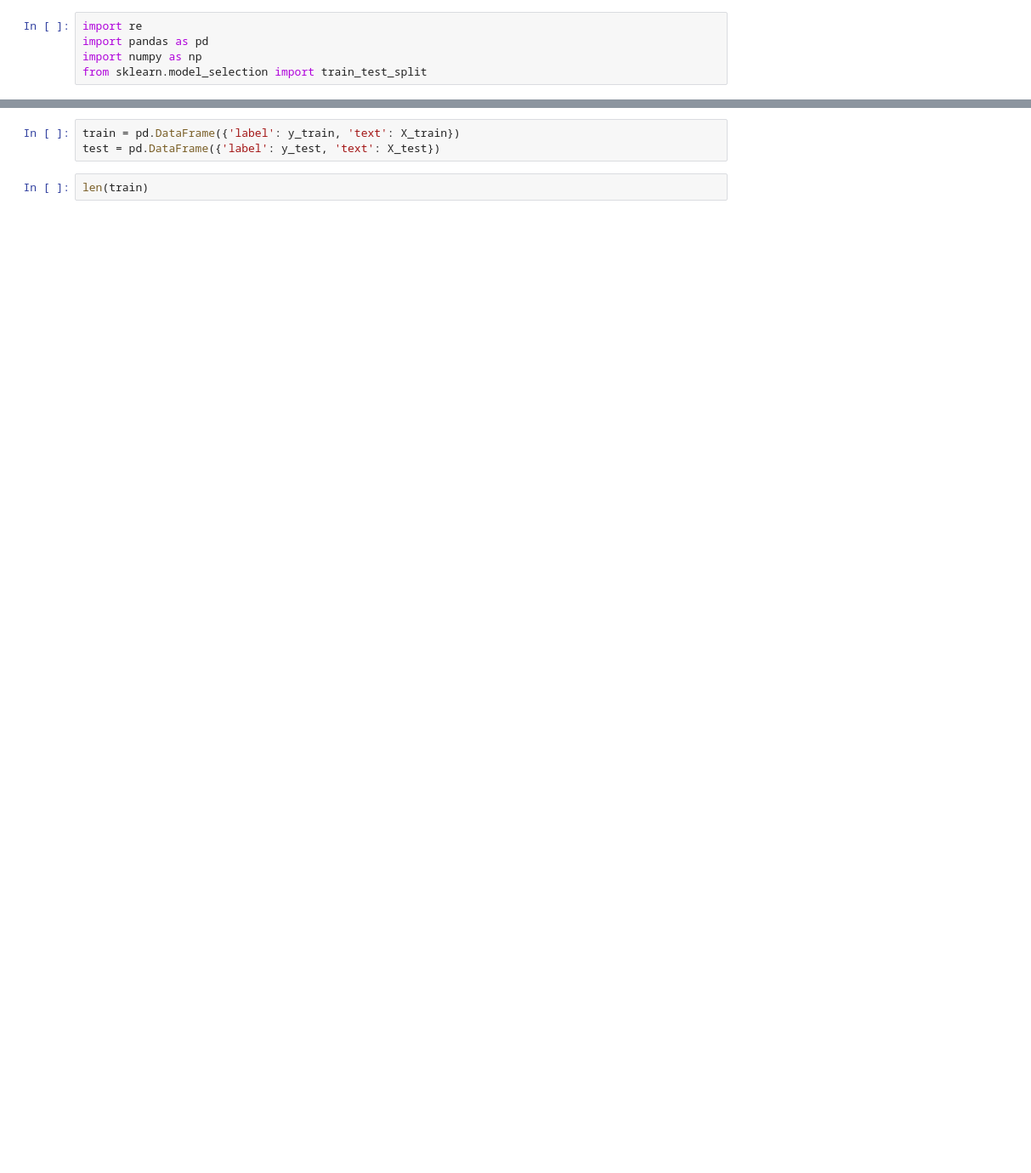
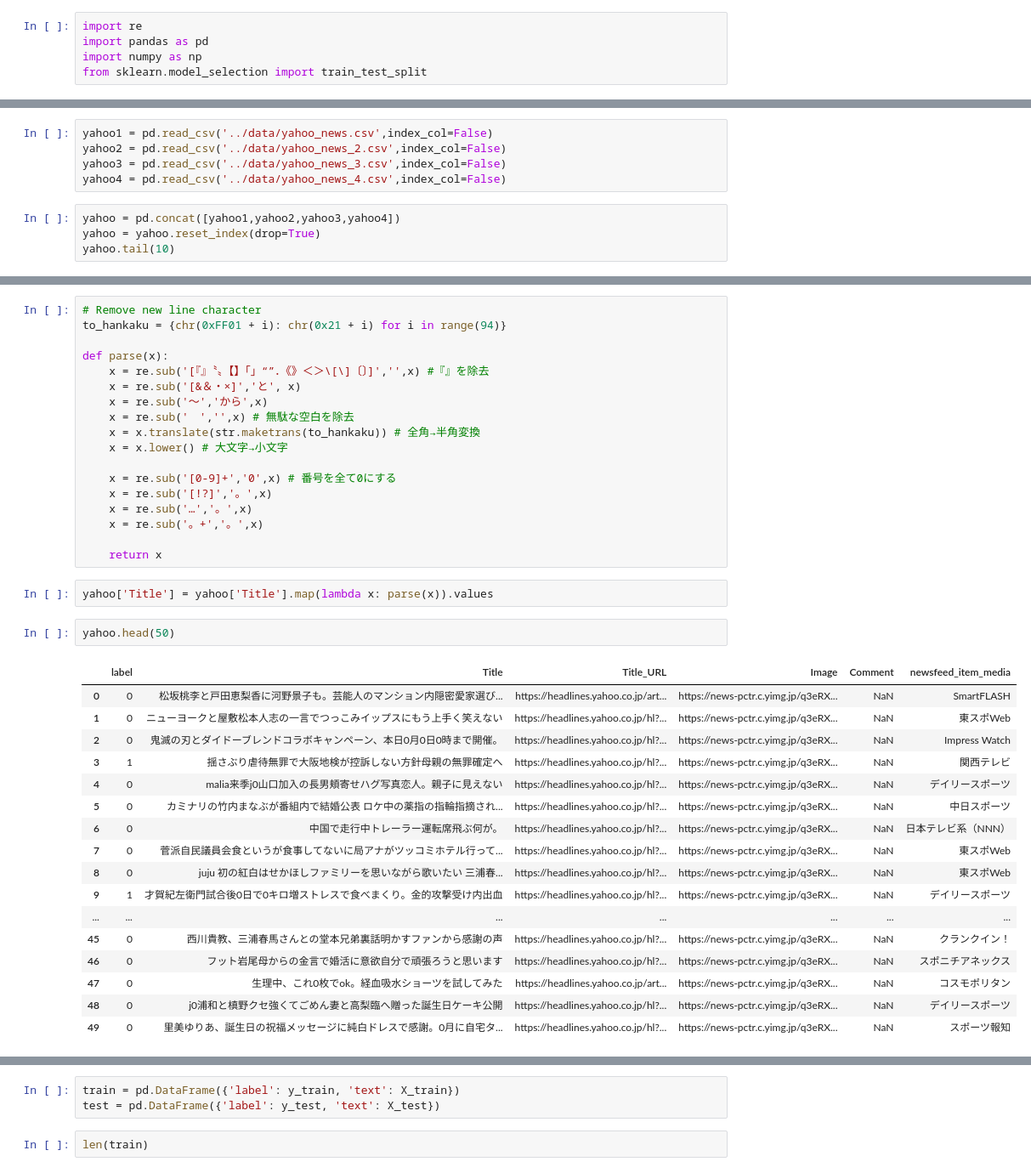
Before and after one commit to ShozenD/DADText2020, a Jupyter notebook: notebooks/preprocess.ipynb, the cells around one changed output, grey strips where cells are left out. Shown at 85% size. Saved outputs shown, nothing was run; the diff lists cells and outputs as text; blank space fills up the shorter version.

Commit message:
add data

```diff
--- a/notebooks/preprocess.ipynb
+++ b/notebooks/preprocess.ipynb
@@ -75,0 +6,9 @@ data = pd.concat([wiki, uncy])
+# %%
+yahoo1 = pd.read_csv('../data/yahoo_news.csv',index_col=False)
+yahoo2 = pd.read_csv('../data/yahoo_news_2.csv',index_col=False)
+yahoo3 = pd.read_csv('../data/yahoo_news_3.csv',index_col=False)
+yahoo4 = pd.read_csv('../data/yahoo_news_4.csv',index_col=False)
+# %%
+yahoo = pd.concat([yahoo1,yahoo2,yahoo3,yahoo4])
+yahoo = yahoo.reset_index(drop=True)
+yahoo.tail(10)
@@ -75,0 +27,40 @@ data = pd.concat([wiki, uncy])
+# %%
+# Remove new line character
+to_hankaku = {chr(0xFF01 + i): chr(0x21 + i) for i in range(94)}
+
+def parse(x):
+    x = re.sub('[『』〝〟【】「」“”．《》＜＞\[\]〔〕]','',x) #『』を除去
+    x = re.sub('[&＆・×]','と', x)
+    x = re.sub('〜','から',x)
+    x = re.sub('　','',x) # 無駄な空白を除去
+    x = x.translate(str.maketrans(to_hankaku)) # 全角→半角変換
+    x = x.lower() # 大文字→小文字
+
+    x = re.sub('[0-9]+','0',x) # 番号を全て0にする
+    x = re.sub('[!?]','。',x)
+    x = re.sub('…','。',x)
+    x = re.sub('。+','。',x)
+
+    return x
+# %%
+yahoo['Title'] = yahoo['Title'].map(lambda x: parse(x)).values
+# %%
+yahoo.head(50)
+# %% [output]
+|  | label | Title | Title_URL | Image | Comment | newsfeed_item_media |
+| 0 | 0 | 松坂桃李と戸田恵梨香に河野景子も。芸能人のマンション内隠密愛家選び... | https://headlines.yahoo.co.jp/art... | https://news-pctr.c.yimg.jp/q3eRX... | NaN | SmartFLASH |
+| 1 | 0 | ニューヨークと屋敷松本人志の一言でつっこみイップスにもう上手く笑えない | https://headlines.yahoo.co.jp/hl?... | https://news-pctr.c.yimg.jp/q3eRX... | NaN | 東スポWeb |
+| 2 | 0 | 鬼滅の刃とダイドーブレンドコラボキャンペーン、本日0月0日0時まで開催。 | https://headlines.yahoo.co.jp/hl?... | https://news-pctr.c.yimg.jp/q3eRX... | NaN | Impress Watch |
+| 3 | 1 | 揺さぶり虐待無罪で大阪地検が控訴しない方針母親の無罪確定へ | https://headlines.yahoo.co.jp/hl?... | https://news-pctr.c.yimg.jp/q3eRX... | NaN | 関西テレビ |
+| 4 | 0 | malia来季j0山口加入の長男頬寄せハグ写真恋人。親子に見えない | https://headlines.yahoo.co.jp/hl?... | https://news-pctr.c.yimg.jp/q3eRX... | NaN | デイリースポーツ |
+| 5 | 0 | カミナリの竹内まなぶが番組内で結婚公表 ロケ中の薬指の指輪指摘され... | https://headlines.yahoo.co.jp/hl?... | https://news-pctr.c.yimg.jp/q3eRX... | NaN | 中日スポーツ |
+| 6 | 0 | 中国で走行中トレーラー運転席飛ぶ何が。 | https://headlines.yahoo.co.jp/hl?... | https://news-pctr.c.yimg.jp/q3eRX... | NaN | 日本テレビ系（NNN） |
+| 7 | 0 | 菅派自民議員会食というが食事してないに局アナがツッコミホテル行って... | https://headlines.yahoo.co.jp/hl?... | https://news-pctr.c.yimg.jp/q3eRX... | NaN | 東スポWeb |
+| 8 | 0 | juju 初の紅白はせかほしファミリーを思いながら歌いたい 三浦春... | https://headlines.yahoo.co.jp/hl?... | https://news-pctr.c.yimg.jp/q3eRX... | NaN | 東スポWeb |
+| 9 | 1 | 才賀紀左衛門試合後0日で0キロ増ストレスで食べまくり。金的攻撃受け内出血 | https://headlines.yahoo.co.jp/hl?... | https://news-pctr.c.yimg.jp/q3eRX... | NaN | デイリースポーツ |
+| ... | ... | ... | ... | ... | ... | ... |
+| 45 | 0 | 西川貴教、三浦春馬さんとの堂本兄弟裏話明かすファンから感謝の声 | https://headlines.yahoo.co.jp/hl?... | https://news-pctr.c.yimg.jp/q3eRX... | NaN | クランクイン！ |
+| 46 | 0 | フット岩尾母からの金言で婚活に意欲自分で頑張ろうと思います | https://headlines.yahoo.co.jp/hl?... | https://news-pctr.c.yimg.jp/q3eRX... | NaN | スポニチアネックス |
+| 47 | 0 | 生理中、これ0枚でok。経血吸水ショーツを試してみた | https://headlines.yahoo.co.jp/art... | https://news-pctr.c.yimg.jp/q3eRX... | NaN | コスモポリタン |
+| 48 | 0 | j0浦和と槙野クセ強くてごめん妻と高梨臨へ贈った誕生日ケーキ公開 | https://headlines.yahoo.co.jp/hl?... | https://news-pctr.c.yimg.jp/q3eRX... | NaN | デイリースポーツ |
+| 49 | 0 | 里美ゆりあ、誕生日の祝福メッセージに純白ドレスで感謝。0月に自宅タ... | https://headlines.yahoo.co.jp/hl?... | https://news-pctr.c.yimg.jp/q3eRX... | NaN | スポーツ報知 |
```
Also changed, not shown: parts of 19 cells of this notebook, 19 other files.
